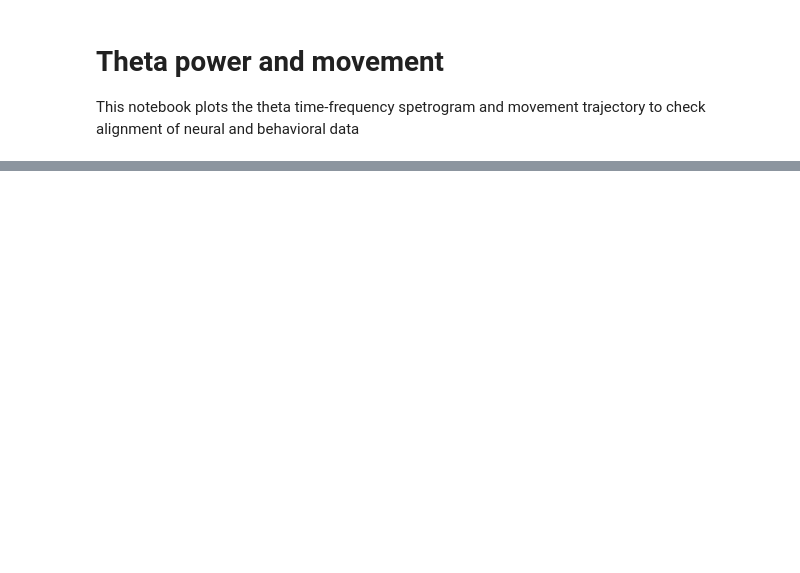
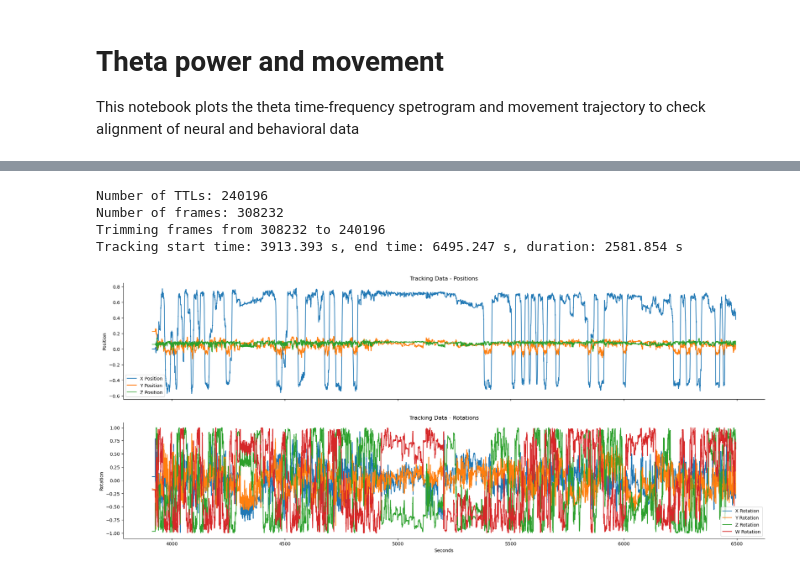
Before and after one commit to Sid-Rafilson-1617/Buzsaki-rotation-code, a Jupyter notebook: theta_movement.ipynb, the cells around one changed output, grey strips where cells are left out. Saved outputs shown, nothing was run; the diff lists cells and outputs as text; code cells hidden in the pictures; blank space fills up the shorter version.

```diff
--- a/theta_movement.ipynb
+++ b/theta_movement.ipynb
@@ -55 +60,72 @@ plt.show()
+# %%
+
+# Loadding in the TTLs
+ttl_file = os.path.join(DATA_DIR, 'preprocessing_output', f'supercat_{SESSION_NAME}', f'{SESSION_NAME}_tcat.obx0.obx.xd_6_12_0.txt')
+ttls = np.loadtxt(ttl_file)
+print(f"Number of TTLs: {len(ttls)}")
+
+# Loadding in the tracking data
+tracking_file = os.path.join(DATA_DIR, "Bilat_R02_20251106_linear_maze_000.csv")
+tracking_data = np.genfromtxt(tracking_file, delimiter=",", skip_header=7)
+frames = tracking_data[:,0]
+print(f'Number of frames: {len(frames)}')
+
+
+# Sometimes there are a few more frames after the last TTL or more TTLs than frames. We will trim the data to the shortest length.
+if len(frames) < len(ttls):
+    print(f'Trimming TTLs from {len(ttls)} to {len(frames)}')
+    ttls = ttls[:len(frames)]
+    tracking_data = tracking_data[:len(frames),:]
+elif len(frames) > len(ttls):
+    print(f'Trimming frames from {len(frames)} to {len(ttls)}')
+    frames = frames[:len(ttls)]
+    tracking_data = tracking_data[:len(ttls),:]
+
+# printing the start and end times
+print(f'Tracking start time: {ttls[0]:.3f} s, end time: {ttls[-1]:.3f} s, duration: {ttls[-1]-ttls[0]:.3f} s')
+
+
+# fill missing values or nan with linear interpolation
+for i in range(tracking_data.shape[1]):
+    col = tracking_data[:,i]
+    nans = np.isnan(col)
+    if np.any(nans):
+        not_nans = ~nans
+        interp_func_col = interp1d(frames[not_nans], col[not_nans], bounds_error=False, fill_value="extrapolate")
+        col[nans] = interp_func_col(frames[nans])
+        tracking_data[:,i] = col
+
+# extract x, y, z positions and rotations
+x_rotations = tracking_data[:,2]
+y_rotations = tracking_data[:,3]
+z_rotations = tracking_data[:,4]
+w_rotations = tracking_data[:,5]
+x_positions = tracking_data[:,6]
+y_positions = tracking_data[:,7]
+z_positions = tracking_data[:,8]
+
+# Plotting the tracking data
+fig, axs = plt.subplots(2, 1, figsize=(25,10), sharex=True)
+
+sns.lineplot(ax=axs[0], x=ttls, y=x_positions, label='X Position')
+sns.lineplot(ax=axs[0], x=ttls, y=y_positions, label='Y Position')
+sns.lineplot(ax=axs[0], x=ttls, y=z_positions, label='Z Position')
+axs[0].set_ylabel('Position')
+axs[0].set_title('Tracking Data - Positions')
+
+sns.lineplot(ax=axs[1], x=ttls, y=x_rotations, label='X Rotation')
+sns.lineplot(ax=axs[1], x=ttls, y=y_rotations, label='Y Rotation')
+sns.lineplot(ax=axs[1], x=ttls, y=z_rotations, label='Z Rotation')
+sns.lineplot(ax=axs[1], x=ttls, y=w_rotations, label='W Rotation')
+axs[1].set_xlabel('Seconds')
+axs[1].set_ylabel('Rotation')
+axs[1].set_title('Tracking Data - Rotations')
+sns.despine()
+plt.show()
+# %% [output]
+Number of TTLs: 240196
+Number of frames: 308232
+Trimming frames from 308232 to 240196
+Tracking start time: 3913.393 s, end time: 6495.247 s, duration: 2581.854 s
+[figure, added]
 # %%
```
Also changed, not shown: parts of 6 cells of this notebook, 6 other files.
